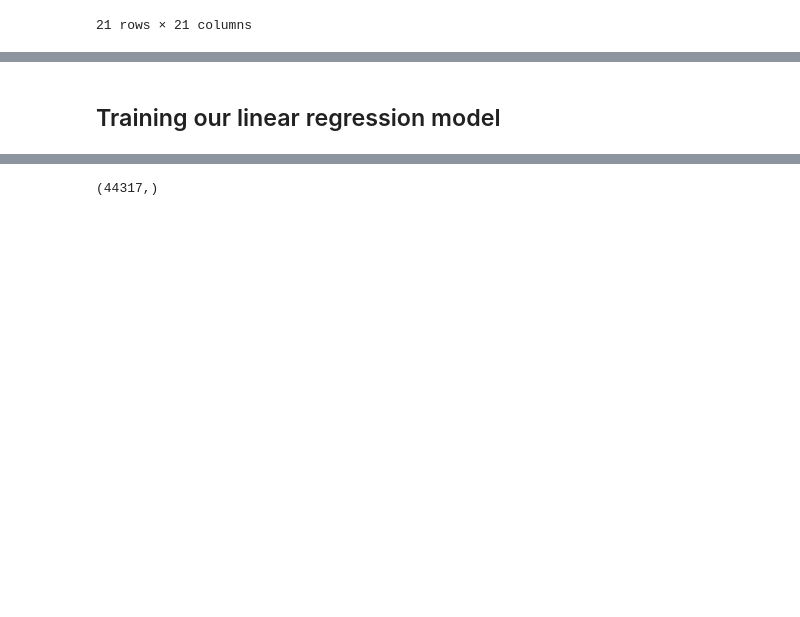
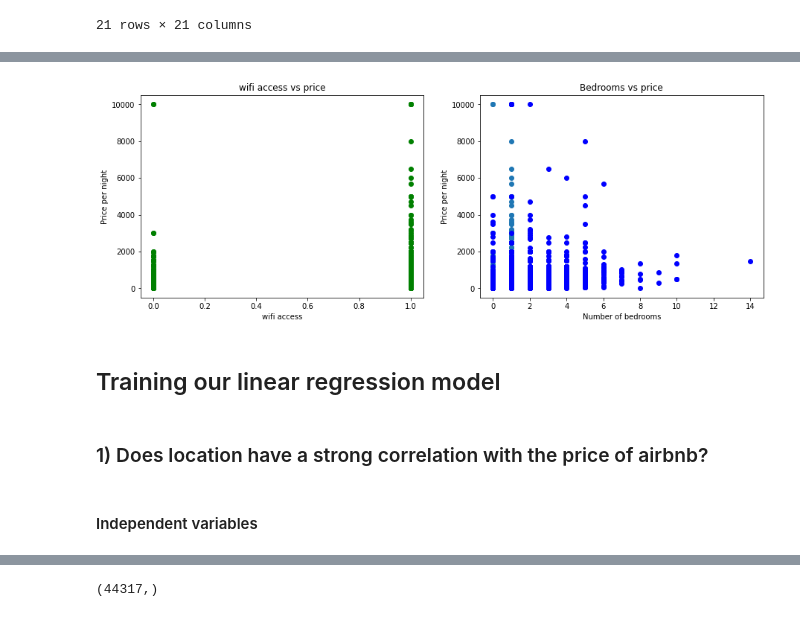
Before and after one commit to clarizamayo/Airbnb_Data_Analysis, a Jupyter notebook: machine-learning-model.ipynb, the cells around one changed output, grey strips where cells are left out. Saved outputs shown, nothing was run; the diff lists cells and outputs as text; code cells hidden in the pictures; blank space fills up the shorter version.

```diff
--- a/machine-learning-model.ipynb
+++ b/machine-learning-model.ipynb
@@ -210,3 +216,25 @@ plt.scatter(df['wifi_access_num'], df['price'])
+# %%
+fig, (axes1, axes2) = plt.subplots(1,2, figsize=(15,5))
+axes1.set(title="Bathroom vs price")
+axes1.scatter(df['wifi_access_num'], df['price'], color = 'green')
+labels = axes1.get_xticklabels()
+axes1.set(xlabel='wifi access', ylabel='Price per night',\
+       title="wifi access vs price")
+plt.scatter(df['wifi_access_num'], df['price'])
+
+axes2.set(title="Bathroom vs price")
+axes2.scatter(df['bedrooms'], df['price'], color = 'blue')
+labels = axes2.get_xticklabels()
+axes2.set(xlabel='Number of bedrooms', ylabel='Price per night',\
+       title="Bedrooms vs price")
+
+plt.show()
+# %% [output]
+[figure, added]
 # %% [markdown]
 ## Training our linear regression model
+# %% [markdown]
+### 1) Does location have a strong correlation with the price of airbnb?
+# %% [markdown]
+#### Independent variables
 # %%
```
Also changed, not shown: parts of 29 cells of this notebook.
